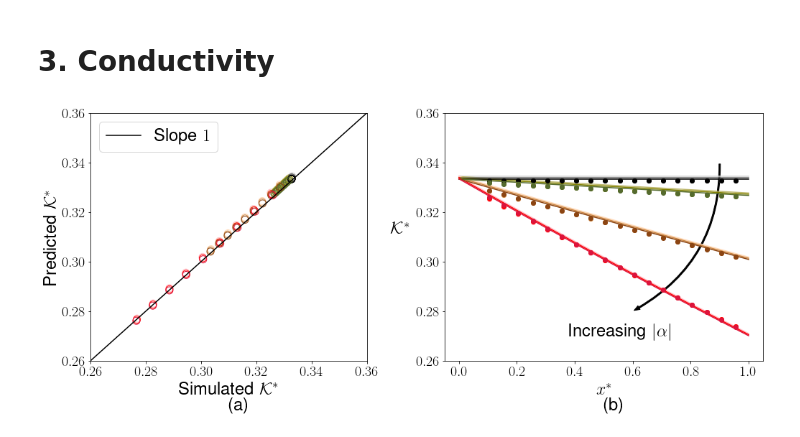
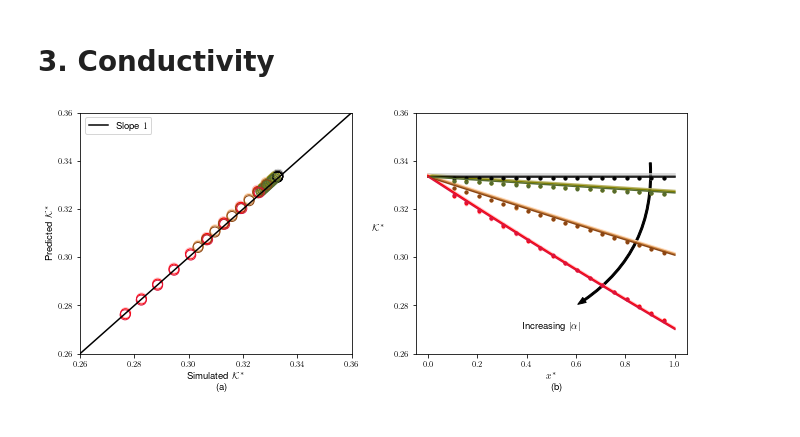
Before and after one commit to daihui-lu/HydraulicConductivityofShapedFractures, a Jupyter notebook: post-processing script.ipynb, the cells around one changed output. Cells and saved outputs as stored; diff of their text form; code cells hidden in the pictures.

```diff
--- a/post-processing script.ipynb
+++ b/post-processing script.ipynb
@@ -181,7 +182,7 @@ def Avg_val(fileNam,Re):
 
     df = df[['Coord','gradPx', 'Ux','p']]
     df['gradPx'] *= Re # Non-dimensionalization
-    df['conductivity'] = -df['Ux']/df['gradPx']*0.96
+    df['conductivity'] = -df['Ux']/df['gradPx']
     df = df.reset_index()
 
     return df
@@ -189,15 +190,16 @@ def Avg_val(fileNam,Re):
 # Plot velocities along z-direction at x^* = 0.2, 0.5, 0.8
 # phi = 0.0005, alpha = -0.001, Re = 1
 colors = ['deepskyblue','royalblue','darkblue']
-figwidth = 14
-figheight = 6
+figwidth = 9
+figheight = 4
 fig = plt.figure(figsize=(figwidth,figheight),constrained_layout=True)
 widths = [figwidth/2, figwidth/2]
 heights = [figheight]
 spec = fig.add_gridspec(ncols=2, nrows=1, width_ratios=widths,
                           height_ratios=heights)
+axes = []
 for col in range(2):
-    axes[col] = fig.add_subplot(spec[0, col])
+    axes.append(fig.add_subplot(spec[0, col]))
 
 fileName = "finalData/dat_phi/geo"+str(3)+ "phi" + str(1)+"nu"+str(0) \
             +"_up.dat"
@@ -221,8 +223,8 @@ for i, folder in enumerate(["2","5","8"]):
                 v.append(float(uz)/eps)
 
         label = labels[i]
-        axes[1].plot(v[::10]/u_norm,z_coord[::10],'o', color = color,label = label)
-        axes[0].plot(u[::10]/u_norm,z_coord[::10],'o', color = color,label = label)
+        axes[1].plot(v[::10]/u_norm,z_coord[::10],'o', ms = ms,color = color,label = label)
+        axes[0].plot(u[::10]/u_norm,z_coord[::10],'o', ms = ms,color = color,label = label)
         axes[0].legend()
 
         alpha_ = -0.001
@@ -257,11 +259,11 @@ axes[0].set_ylabel(r"$z^*$",fontsize = 'large')
 
 import string
 for n, ax in enumerate(axes):
-    ax.text(0.5, -0.2, "(" + string.ascii_lowercase[n]+")", transform=ax.transAxes,
-                size=20, weight='bold')
+    ax.text(0.48, -0.15, "(" + string.ascii_lowercase[n]+")", transform=ax.transAxes,
+                size=8, weight='normal')
 
 figure_folder = "./finalData/"
-figure_name = "vel_x.pdf"
+figure_name = "vel_x2.pdf"
 figure_file_path = figure_folder + figure_name
-# plt.savefig(figure_file_path)
+plt.savefig(figure_file_path)
 # %% [output]
@@ -398,7 +400,7 @@ for geo_id in range(4):
                          header=None)
         df.columns = ['x','vw','z']
         df = df[:400]
-        plt.plot(df['x'][30::30]*eps,df['vw'][30::30]/eps,'o',color = color)
+        plt.plot(df['x'][30::30]*eps,df['vw'][30::30]/eps,'o',ms = ms,color = color)
 
         # theory
         df['vw_t'] = -df['z']*alpha[geo_id]/eps/(3*phi[phi_id] + df['z'])
@@ -407,7 +409,7 @@ for geo_id in range(4):
 plt.xlabel(r'$x^*$',fontsize = 'large')
 plt.ylabel(r'$v_w^*$',fontsize = 'large')
 
-figure_name = "permeation.pdf"
+figure_name = "permeation2.pdf"
 figure_folder = "./finalData/"
 figure_file_path = figure_folder + figure_name
 plt.savefig(figure_file_path)
@@ -442,16 +444,17 @@ def THEO_coeff(alpha,phi,Re):
     return slop_t
 # %%
 import matplotlib.patches as patches
-figwidth       = 14
-figheight      = 6
+figwidth       = 9
+figheight      = 4
 
 alpha = [0, -0.0001,-0.0005,-0.001]
-phi = [0,0.0005, 0.001,0.005]
+phi = [0,0.0005, 0.001]
 eps = 0.01
 Re = [1]
 
 fig = plt.figure(figsize=(figwidth,figheight),constrained_layout=True)
-widths = [figheight+0.5, figwidth-figheight-0.5]
+# widths = [figheight+0.5, figwidth-figheight-0.5]
+widths = [figwidth/2, figwidth/2]
 heights = [figheight]
 spec = fig.add_gridspec(ncols=2, nrows=1, width_ratios=widths,
                           height_ratios=heights)
@@ -485,41 +488,41 @@ for phi_id in range(2,-1,-1):
         # conductivity plot
         fileName = "finalData/dat_phi/geo"+str(a_id)+ "phi" + str(phi_id)+"nu"+str(re_id)+"_up.dat"
         data = Avg_val(fileName,Re[re_id])
-        axes[1].plot(data['Coord'][10::5]*0.01,data['conductivity'][10::5],'o',color = color)
+        axes[1].plot(data['Coord'][10::5]*0.01,data['conductivity'][10::5],'o',ms=ms,color = color)
         kappa_t = THEO_coeff(alpha[a_id],phi[phi_id],Re[re_id])
         axes[1].plot(xnew, kappa_t,color =color)
 
 axes[0].set_ylim(0.26, 0.36)
 axes[0].set_xlim(0.26, 0.36)
 axes[0].legend(loc=2, fontsize = 'large')
 axes[0].set_xlabel(r"Simulated $\mathcal{K}^*$",fontsize='large')
 axes[0].set_ylabel(r"Predicted $\mathcal{K}^*$",fontsize='large')
 
 
 # ## Add arrow
 style="Simple,tail_width=2,head_width=6,head_length=8"
 kw2 = dict(arrowstyle=style, color="k")
 a = patches.FancyArrowPatch((.90,0.34), (.60,0.28),connectionstyle="arc3,rad=-.3", **kw2)
 plt.gca().add_patch(a)
 
 axes[1].set_xlabel(r"$x^*$",fontsize = 'large')
 axes[1].set_ylabel(r"$\mathcal{K}^*$",rotation=0,fontsize = 'large')
 axes[1].xaxis.set_ticks(np.arange(0,1.1,0.2))
 axes[1].yaxis.set_ticks(np.arange(0.26,0.365,0.02))
 axes[1].tick_params(axis='both', which='major')
 axes[1].yaxis.set_label_coords(-0.14,0.5)
 
 import string
 for n, ax in enumerate(axes):
-    ax.text(0.5, -0.2, "(" + string.ascii_lowercase[n]+")", transform=ax.transAxes,
-                size='large', weight='bold')
+    ax.text(0.5, -0.15, "(" + string.ascii_lowercase[n]+")", transform=ax.transAxes,
+                size='large', weight='normal')
 
 
 # Add text box
 axes[1].text(0.38, 0.27, r'Increasing $\left|\alpha \right |$',fontsize = 'large')
-figure_name = "conductivity.pdf"
+figure_name = "conductivity2.pdf"
 figure_folder = "./finalData/"
 figure_file_path = figure_folder + figure_name
 plt.savefig(figure_file_path)
 # %% [output]
-[figure, old version]
+[figure, new version]
```
Also changed, not shown: parts of 6 cells of this notebook.
